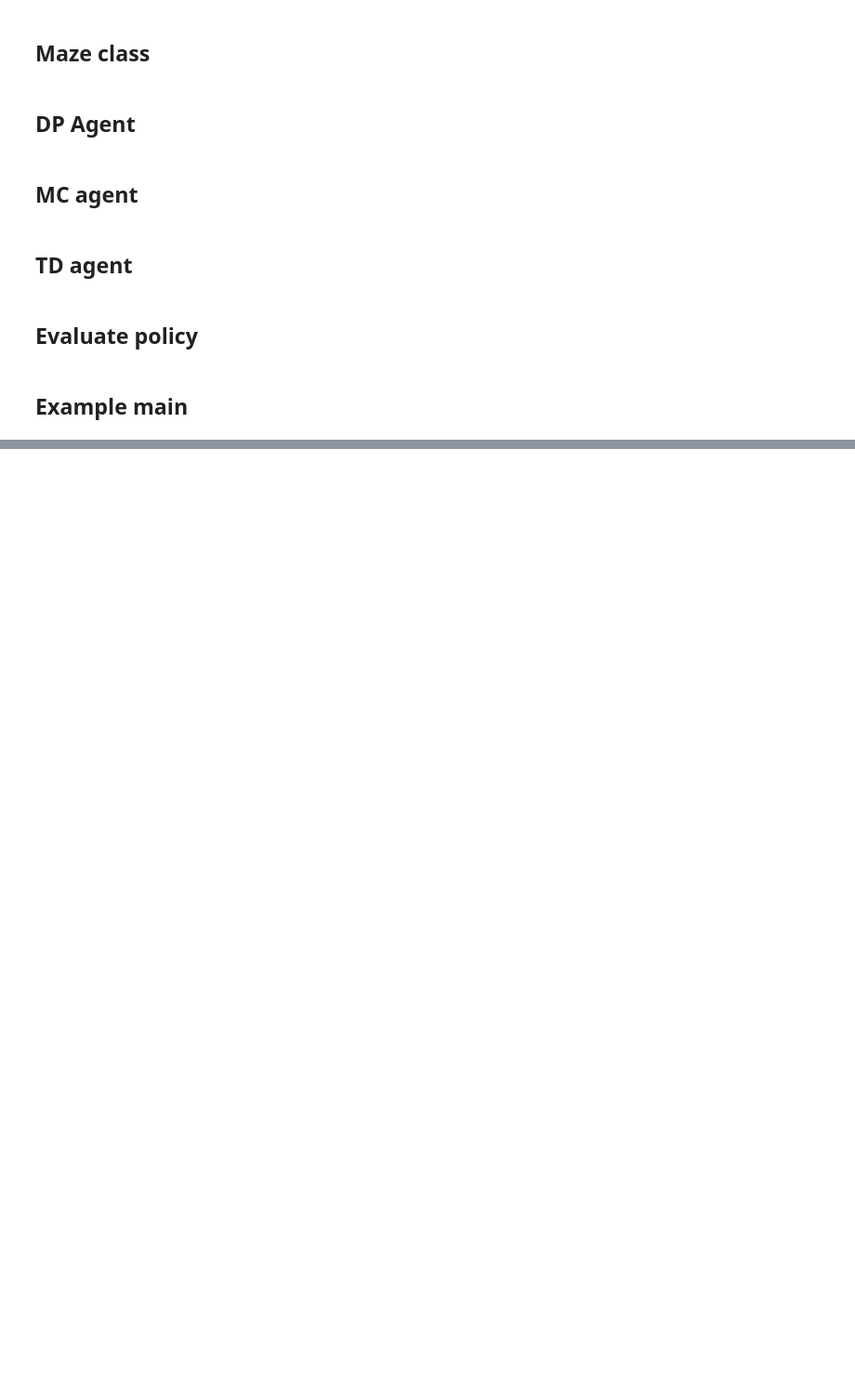
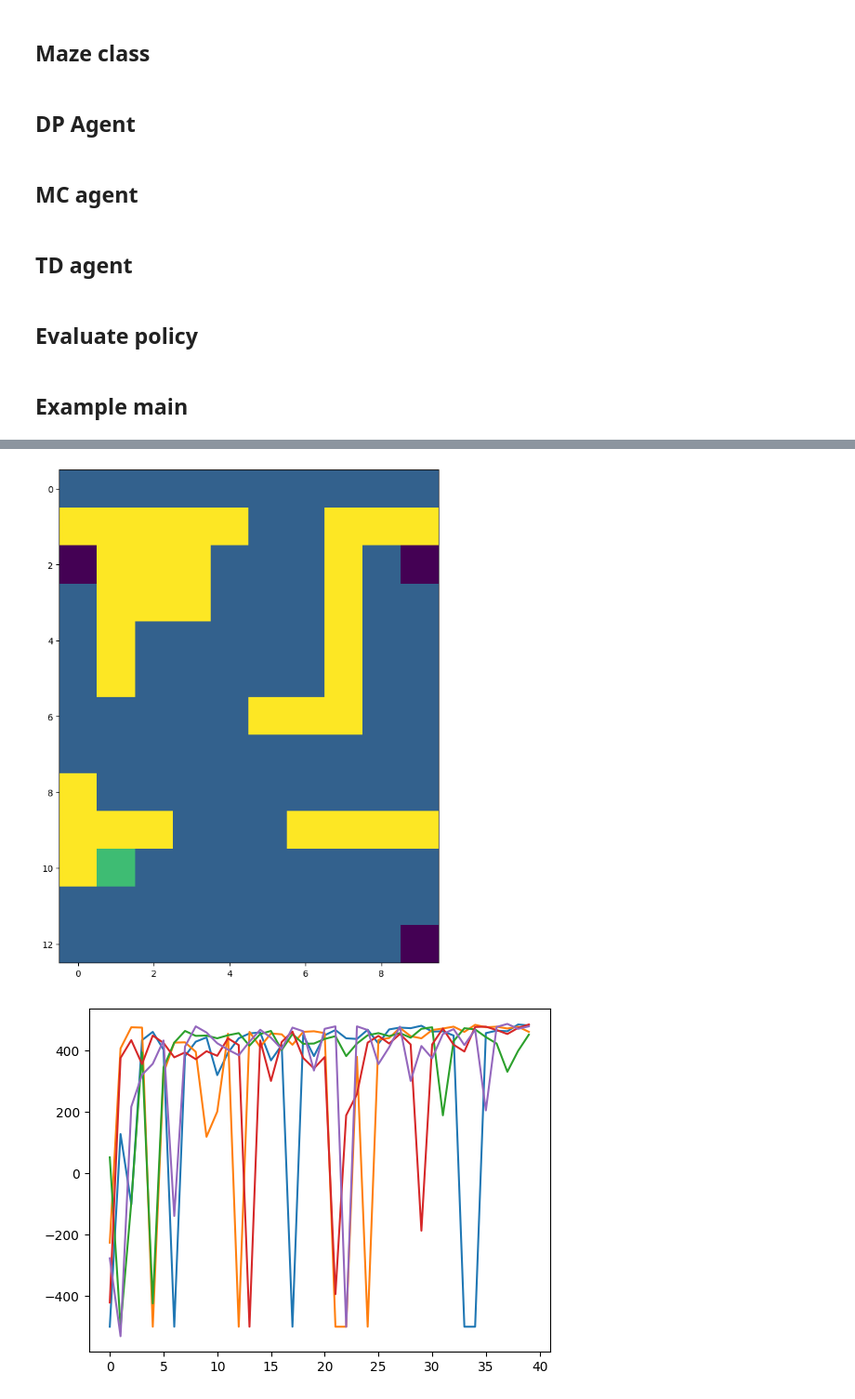
Before and after one commit to annnnnnnnnnie/imperial_ml_2022_coursework, a Jupyter notebook: coursework_1.ipynb, the cells around one changed output, grey strips where cells are left out. Shown at 93% size. Drawn from its saved outputs; the diff is of its cells as text; code cells hidden in the pictures; blank space fills up the shorter version.

```diff
--- a/coursework_1.ipynb
+++ b/coursework_1.ipynb
@@ -808,3 +863,19 @@ experiment_with_alpha()
+# %%
+def plot_total_non_discounted_reward_curve(agent, env, replications=5):
+    all_plotted_rewards = []
+    plt.figure()
+    for _ in range(replications):
+        _, _, all_rewards = agent.solve(env)
+        plotted_rewards = all_rewards[::100]
+        plt.plot(plotted_rewards)
+        all_plotted_rewards.append(plotted_rewards)
+    plt.show()
+
+
+plot_total_non_discounted_reward_curve(MC_agent(), Maze())
+# %% [output]
+[figure, added]
+[figure, added]
 # %%
 # Example main (can be edited)
 
```
Also changed, not shown: parts of 6 cells of this notebook, 9 other files.
